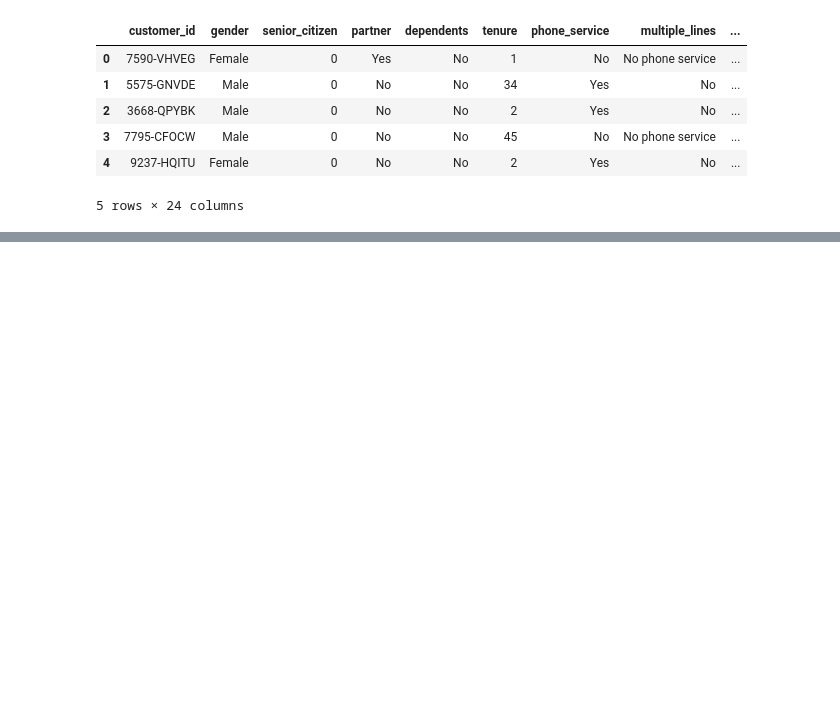
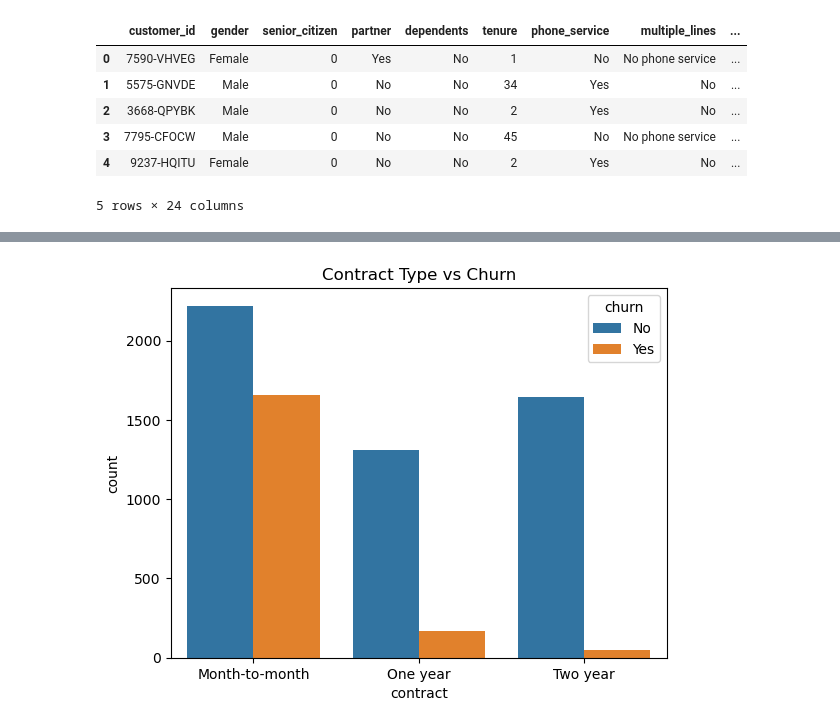
Before and after one commit to CocoooLi/customer_behaviour_analysis, a Jupyter notebook: Telco_Customer_Behavior_Analysis.ipynb, the cells around one changed output, grey strips where cells are left out. Drawn from its saved outputs; the diff is of its cells as text; code cells hidden in the pictures; blank space fills up the shorter version.

```diff
--- a/Telco_Customer_Behavior_Analysis.ipynb
+++ b/Telco_Customer_Behavior_Analysis.ipynb
@@ -197,0 +209,13 @@ Data uploaded successfully.
+# %%
+import seaborn as sns
+
+sns.countplot(
+    data=df,
+    x='contract',
+    hue='churn'
+)
+
+plt.title('Contract Type vs Churn')
+plt.show()
+# %% [output]
+[figure, added]
```
Also changed, not shown: parts of 17 cells of this notebook.
